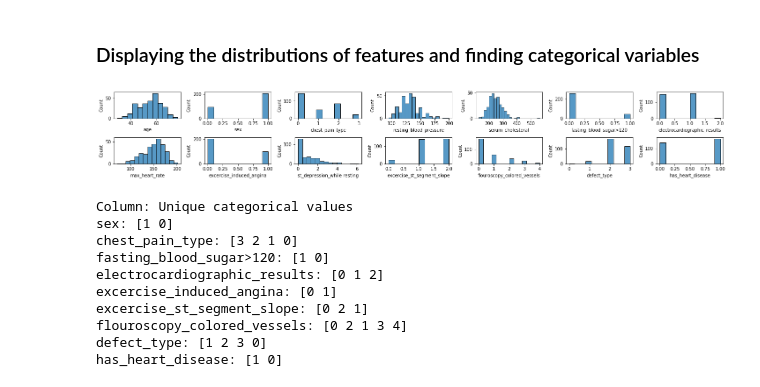
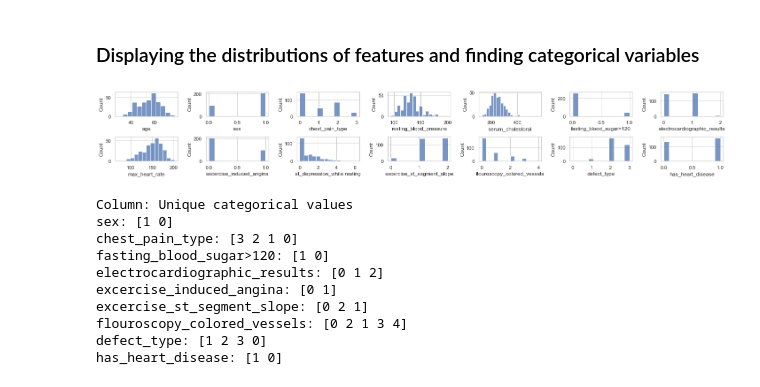
Before and after one commit to BenGOsborn/Heart-Disease-Classification, a Jupyter notebook: heart-disease-analysis.ipynb, the cells around one changed output. Drawn from its saved outputs; the diff is of its cells as text; code cells hidden in the pictures.

```diff
--- a/heart-disease-analysis.ipynb
+++ b/heart-disease-analysis.ipynb
@@ -81,16 +81,17 @@ df.describe()
 # %%
 import seaborn as sns
 import matplotlib.pyplot as plt
 %matplotlib inline
 plt.rcParams["figure.figsize"] = (20,3)
+sns.set_theme(style="whitegrid")
 
 _, axes = plt.subplots(2, 7)
 
 for i, col in enumerate(df.columns):
     sns.histplot(data=df, x=col, ax=axes[i // 7, i % 7])
 plt.tight_layout()
 # %% [output]
-[figure, old version]
+[figure, new version]
 # %%
 print("Column: Unique categorical values")
 for col in ['sex', 'chest_pain_type', 'fasting_blood_sugar>120', 'electrocardiographic_results', 'excercise_induced_angina', 'excercise_st_segment_slope',
```
Also changed, not shown: parts of 4 cells of this notebook.
